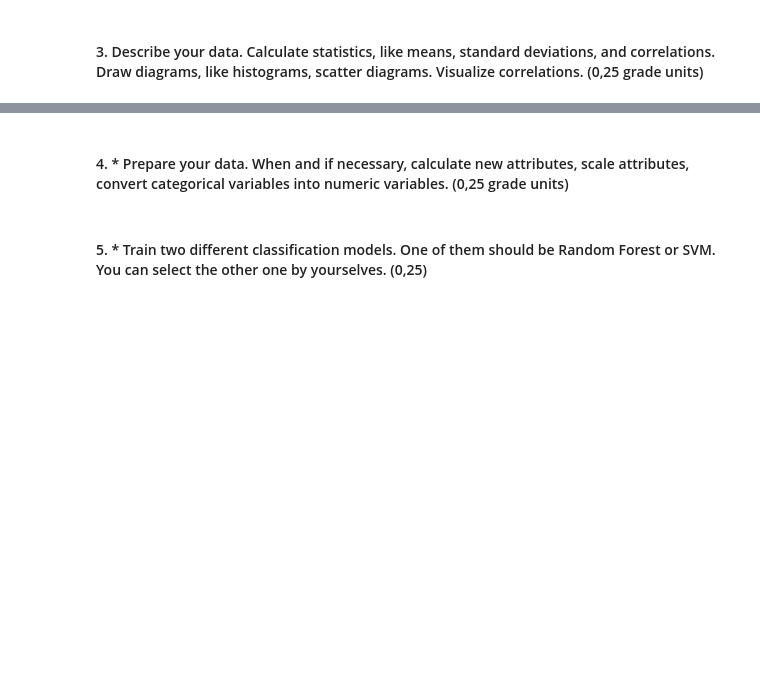
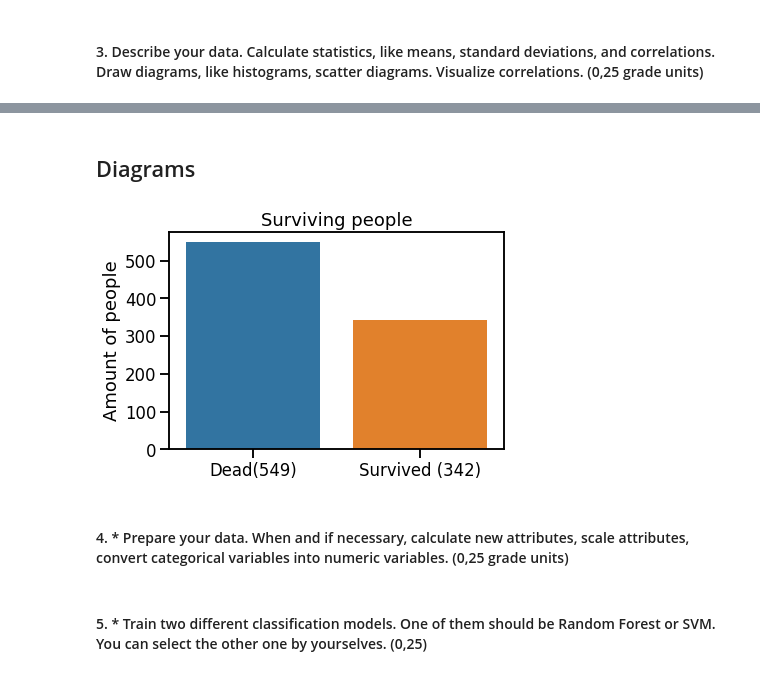
Before and after one commit to Krediann/DAKO_ryhma3, a Jupyter notebook: Titanic.ipynb, the cells around one changed output, grey strips where cells are left out. Drawn from its saved outputs; the diff is of its cells as text; code cells hidden in the pictures; blank space fills up the shorter version.

```diff
--- a/Titanic.ipynb
+++ b/Titanic.ipynb
@@ -47,3 +104,29 @@ To pass this work, you must:
+# %% [markdown]
+## Diagrams
+# %%
+# Making variables for the amount of dead and survivors using the value_counts method on an index since there
+# are only 2 possible situations
+survivor_amount = train_set["Survived"].value_counts()[1]
+dead_amount = train_set["Survived"].value_counts()[0]
+# Creating the figure and giving it the width and height
+plt.figure(figsize = (6,4))
+# Controlling the scaling of plot elements using seaborn's set_context method
+sns.set_context("talk")
+# Shows the count of observations in survived category using bars, in this case dead and survived
+sns.countplot(train_set["Survived"])
+# Creating the title
+plt.title("Surviving people")
+# Creating label for the y-axis
+plt.ylabel("Amount of people")
+# Removing label from x-axis
+plt.xlabel("")
+# creating the locations and labels for the x-axis, using format method to make the int dead_amount and survivor
+# amount inserted in to a string, location got by using {}
+plt.xticks((0,1), ["Dead({})".format(dead_amount), "Survived ({})".format(survivor_amount)])
+# Drawing the diagram
+plt.show()
+# %% [output]
+[figure, added]
 # %% [markdown]
 #### 4. * Prepare your data. When and if necessary, calculate new attributes, scale attributes, convert categorical variables into numeric variables. (0,25 grade units)
 # %% [markdown]
```
Also changed, not shown: parts of 10 cells of this notebook.
